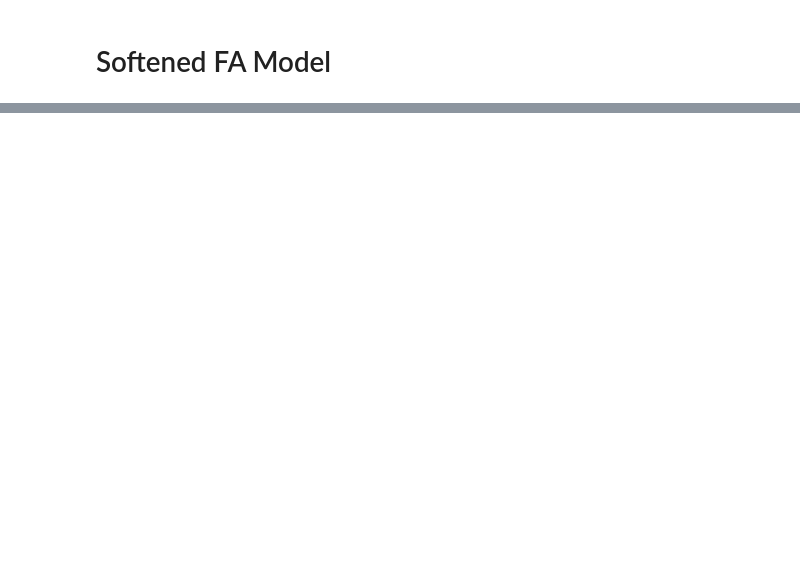
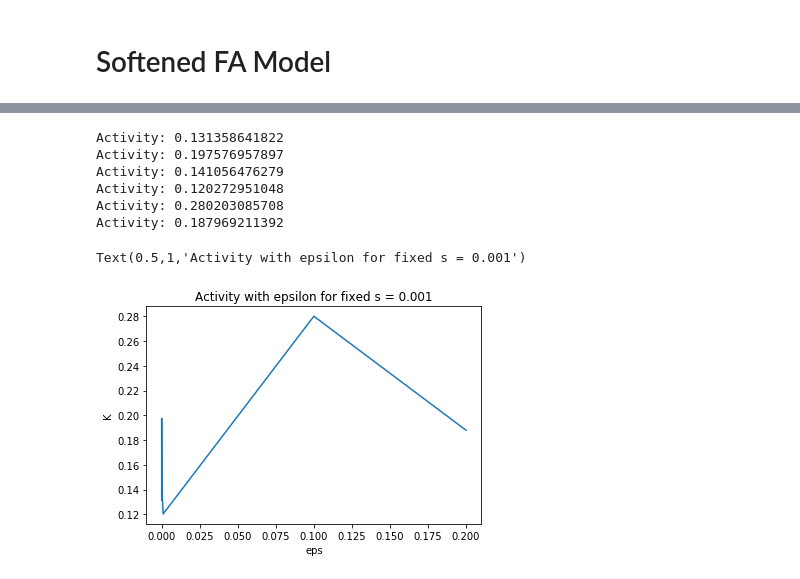
Before and after one commit to jqhoogland/ACM, a Jupyter notebook: Continuous Time Done Correctly.ipynb, the cells around one changed output, grey strips where cells are left out. Cells and saved outputs as stored; diff of their text form; code cells hidden in the pictures; blank space fills up the shorter version.

```diff
--- a/Continuous Time Done Correctly.ipynb
+++ b/Continuous Time Done Correctly.ipynb
@@ -49,0 +49,28 @@ Activity: 0.216633823429
+# %%
+s = 0.001
+#logging.basicConfig(level=logging.INFO)
+epss = np.array([0., 1e-5, 1e-4, 1e-3, 1e-1, 0.2])
+
+
+activities = np.zeros(epss.size)
+for i, eps in enumerate(epss):
+    #print("Softening parameter, epsilon: {}; Biasing field, s: {}".format(eps, s))
+    fa_kcm = SoftenedFA(gamma=0.25, s=s, eps=eps, num_burnin_steps=1000, num_sites=60, num_steps=1000)
+    tps = SoftenedFATPS(fa_kcm, fa_kcm.activity)
+    activities[i] = tps.mc_average(10, num_burnin_steps=10)
+    print("Activity: {}".format(activities[i]))
+    # draw_trajectory(trajectory, occupation_times)
+
+plt.plot(epss, activities)
+plt.xlabel("eps")
+plt.ylabel("K")
+plt.title("Activity with epsilon for fixed s = {}".format(s))
+# %% [output]
+Activity: 0.131358641822
+Activity: 0.197576957897
+Activity: 0.141056476279
+Activity: 0.120272951048
+Activity: 0.280203085708
+Activity: 0.187969211392
+Text(0.5,1,'Activity with epsilon for fixed s = 0.001')
+[figure, added]
```
Also changed, not shown: parts of 1 cell of this notebook, 1 other file.
